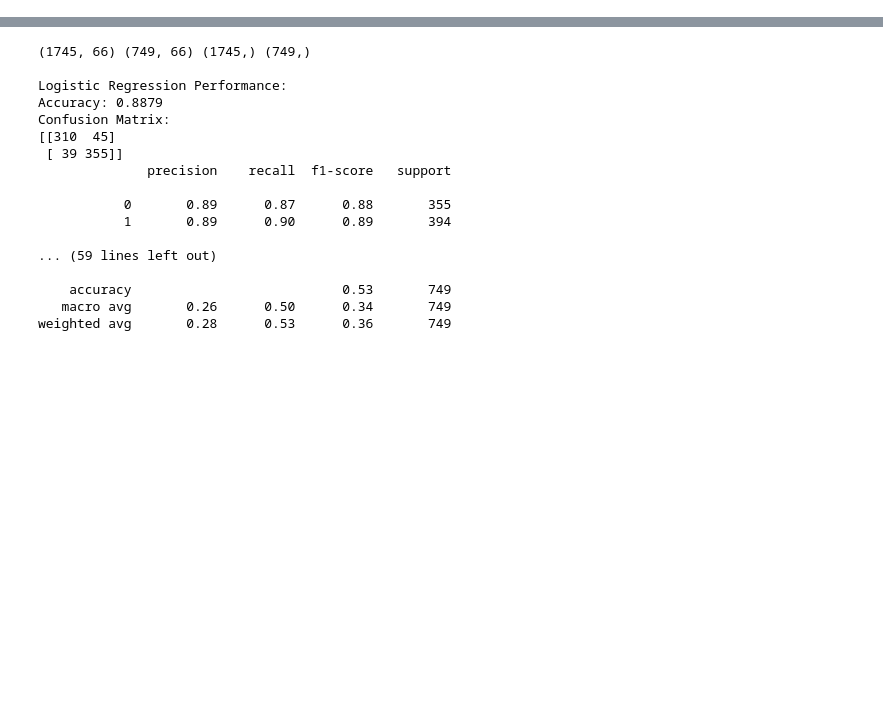
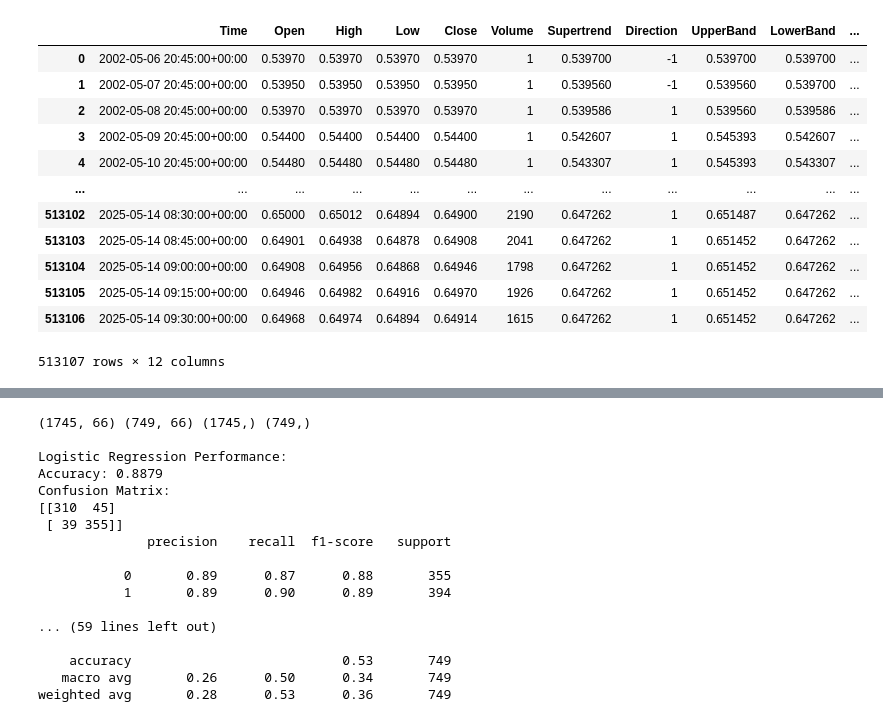
Before and after one commit to SacSresta/Research, a Jupyter notebook: notebook/state_08_code_compile_and_loop.ipynb, the cells around one changed output, grey strips where cells are left out. Saved outputs shown, nothing was run; the diff lists cells and outputs as text; code cells hidden in the pictures; blank space fills up the shorter version.

Commit message:
Forex codes

```diff
--- a/notebook/state_08_code_compile_and_loop.ipynb
+++ b/notebook/state_08_code_compile_and_loop.ipynb
@@ -35,0 +31,20 @@ def backtest(y_pred, X_test):
+# %%
+df = pd.read_csv(r'C:\Users\sachi\Documents\Forex\FOREX_DATA\AUD_USD\AUD_USD_M15.csv')
+# %%
+df = supertrend(df , factor=3, atr_period=10)
+# %%
+df
+# %% [output]
+|  | Time | Open | High | Low | Close | Volume | Supertrend | Direction | UpperBand | LowerBand | ... |
+| 0 | 2002-05-06 20:45:00+00:00 | 0.53970 | 0.53970 | 0.53970 | 0.53970 | 1 | 0.539700 | -1 | 0.539700 | 0.539700 | ... |
+| 1 | 2002-05-07 20:45:00+00:00 | 0.53950 | 0.53950 | 0.53950 | 0.53950 | 1 | 0.539560 | -1 | 0.539560 | 0.539700 | ... |
+| 2 | 2002-05-08 20:45:00+00:00 | 0.53970 | 0.53970 | 0.53970 | 0.53970 | 1 | 0.539586 | 1 | 0.539560 | 0.539586 | ... |
+| 3 | 2002-05-09 20:45:00+00:00 | 0.54400 | 0.54400 | 0.54400 | 0.54400 | 1 | 0.542607 | 1 | 0.545393 | 0.542607 | ... |
+| 4 | 2002-05-10 20:45:00+00:00 | 0.54480 | 0.54480 | 0.54480 | 0.54480 | 1 | 0.543307 | 1 | 0.545393 | 0.543307 | ... |
+| ... | ... | ... | ... | ... | ... | ... | ... | ... | ... | ... | ... |
+| 513102 | 2025-05-14 08:30:00+00:00 | 0.65000 | 0.65012 | 0.64894 | 0.64900 | 2190 | 0.647262 | 1 | 0.651487 | 0.647262 | ... |
+| 513103 | 2025-05-14 08:45:00+00:00 | 0.64901 | 0.64938 | 0.64878 | 0.64908 | 2041 | 0.647262 | 1 | 0.651452 | 0.647262 | ... |
+| 513104 | 2025-05-14 09:00:00+00:00 | 0.64908 | 0.64956 | 0.64868 | 0.64946 | 1798 | 0.647262 | 1 | 0.651452 | 0.647262 | ... |
+| 513105 | 2025-05-14 09:15:00+00:00 | 0.64946 | 0.64982 | 0.64916 | 0.64970 | 1926 | 0.647262 | 1 | 0.651452 | 0.647262 | ... |
+| 513106 | 2025-05-14 09:30:00+00:00 | 0.64968 | 0.64974 | 0.64894 | 0.64914 | 1615 | 0.647262 | 1 | 0.651452 | 0.647262 | ... |
+513107 rows × 12 columns
```
Also changed, not shown: parts of 18 cells of this notebook, 3 other files.
